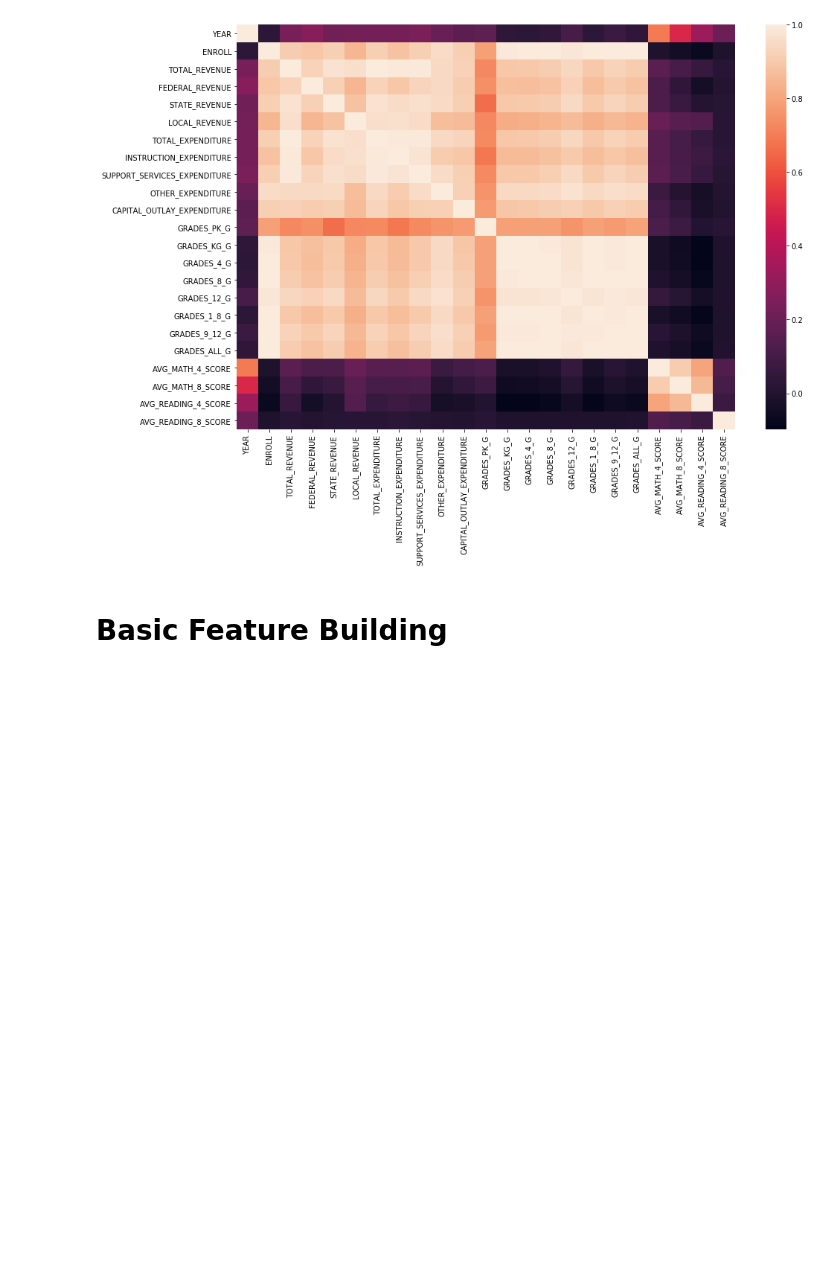
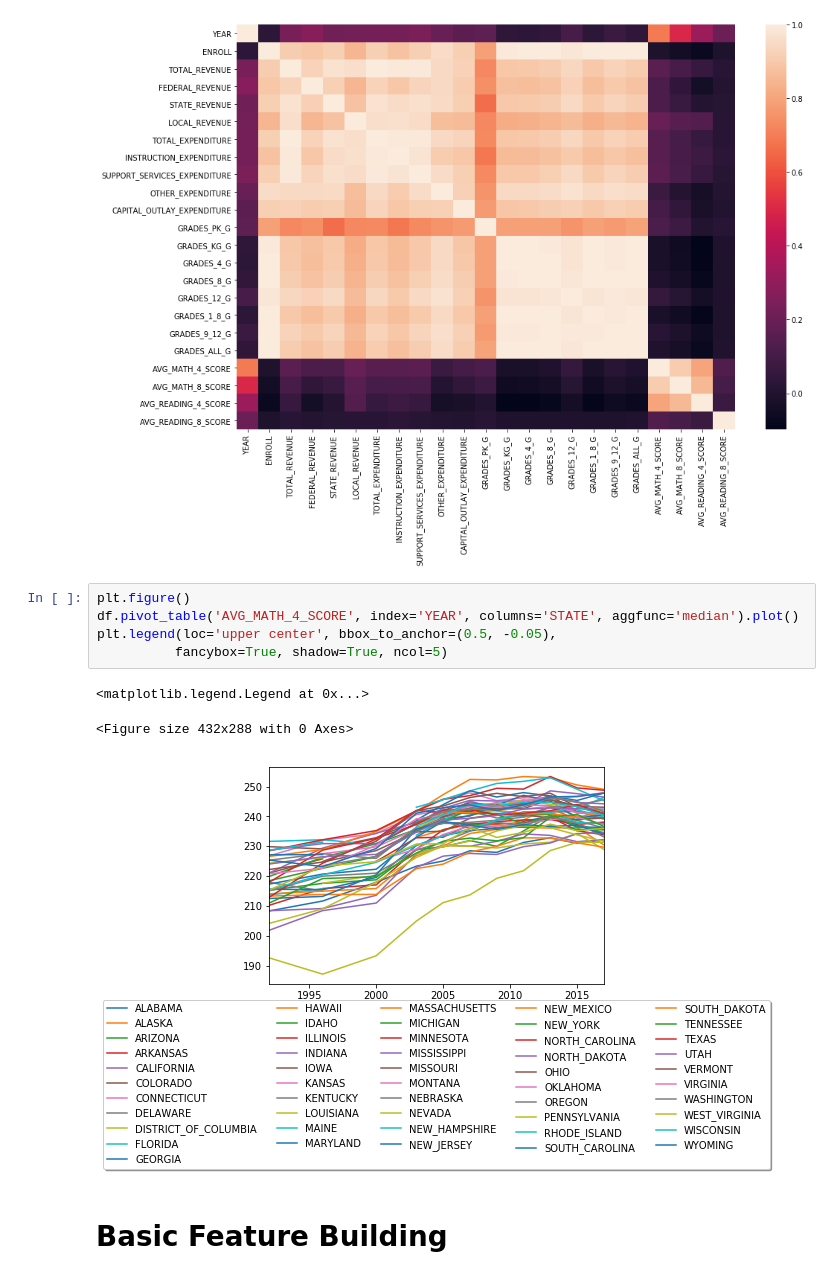
Before and after one commit to daericks/us-ed, a Jupyter notebook: notebooks/1_cross_validation_models.ipynb, the cells around one changed output. Saved outputs shown, nothing was run; the diff lists cells and outputs as text; blank space fills up the shorter version.

```diff
--- a/notebooks/1_cross_validation_models.ipynb
+++ b/notebooks/1_cross_validation_models.ipynb
@@ -55,6 +57,15 @@ sns.heatmap(corr)
 (23, 23)
 <matplotlib.axes._subplots.AxesSubplot at 0x...>
 [figure]
+# %%
+plt.figure()
+df.pivot_table('AVG_MATH_4_SCORE', index='YEAR', columns='STATE', aggfunc='median').plot()
+plt.legend(loc='upper center', bbox_to_anchor=(0.5, -0.05),
+          fancybox=True, shadow=True, ncol=5)
+# %% [output]
+<matplotlib.legend.Legend at 0x...>
+<Figure size 432x288 with 0 Axes>
+[figure, added]
 # %% [markdown]
 # Basic Feature Building
 # %%
```
Also changed, not shown: parts of 5 cells of this notebook, 1 other file.
